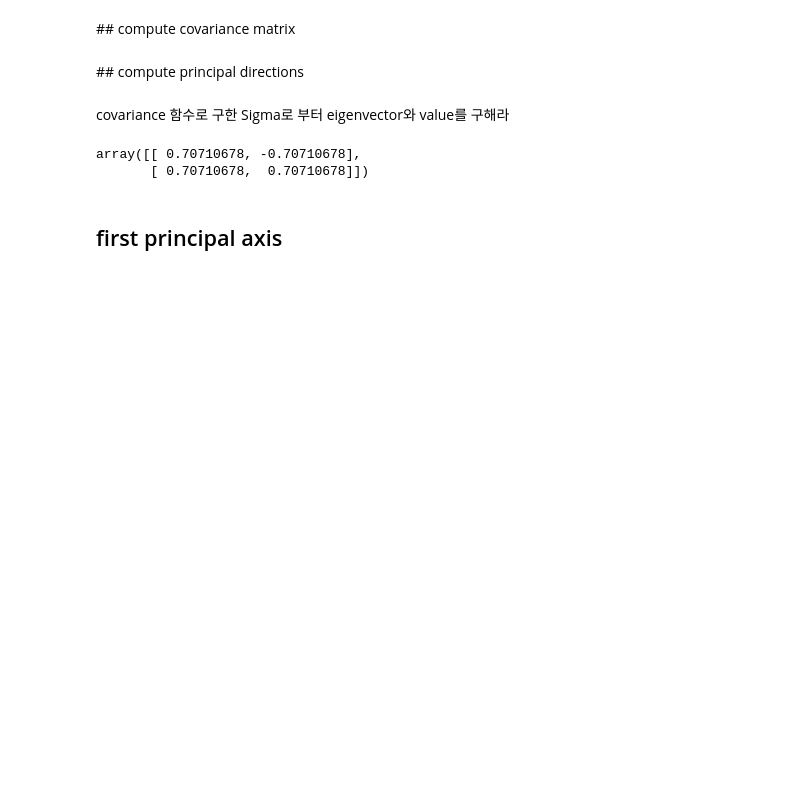
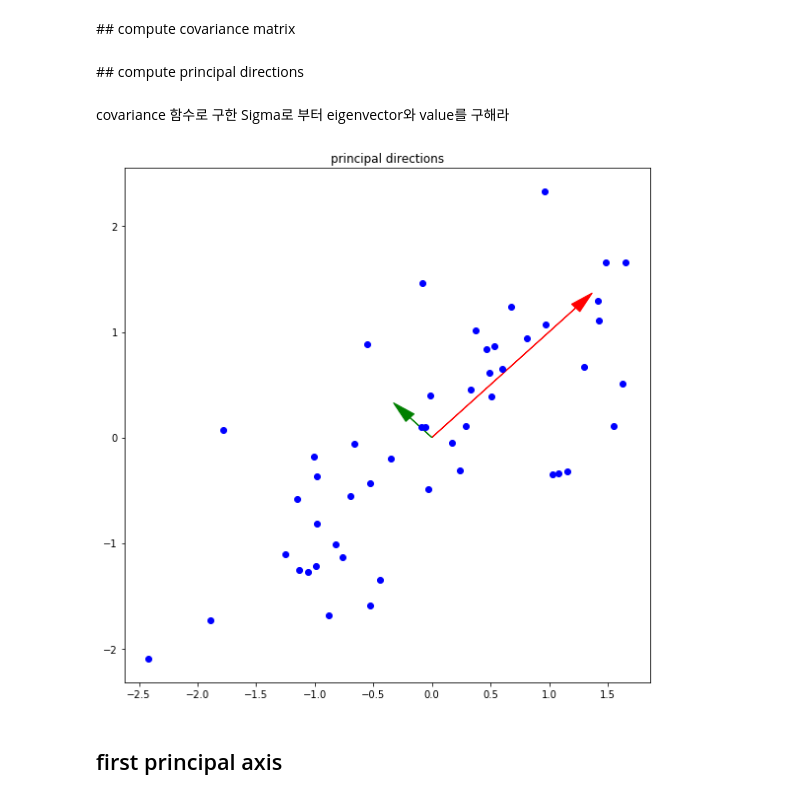
Before and after one commit to chan0139/assignment-machine-learning, a Jupyter notebook: 12/assignment_12.ipynb, the cells around one changed output. Drawn from its saved outputs; the diff is of its cells as text; code cells hidden in the pictures; blank space fills up the shorter version.

```diff
--- a/12/assignment_12.ipynb
+++ b/12/assignment_12.ipynb
@@ -104,11 +84,6 @@ def compute_eigen(X):
 X = compute_covariance(feature_normal)
 # %%
 S, U = compute_eigen(X)
-# %%
-U
-# %% [output]
-array([[ 0.70710678, -0.70710678],
-       [ 0.70710678,  0.70710678]])
 # %%
 def principal_directions(S, U):
 
@@ -121,6 +96,10 @@ def principal_directions(S, U):
     plt.plot(x_normal, y_normal,'o', color='blue')
     plt.tight_layout()
     plt.show()
+# %%
+principal_directions(S,U)
+# %% [output]
+[figure, added]
 # %%
 def f_1(x):
     f_1 = (U[0][0] / U[1][0]) * x
```
Also changed, not shown: parts of 16 cells of this notebook.
